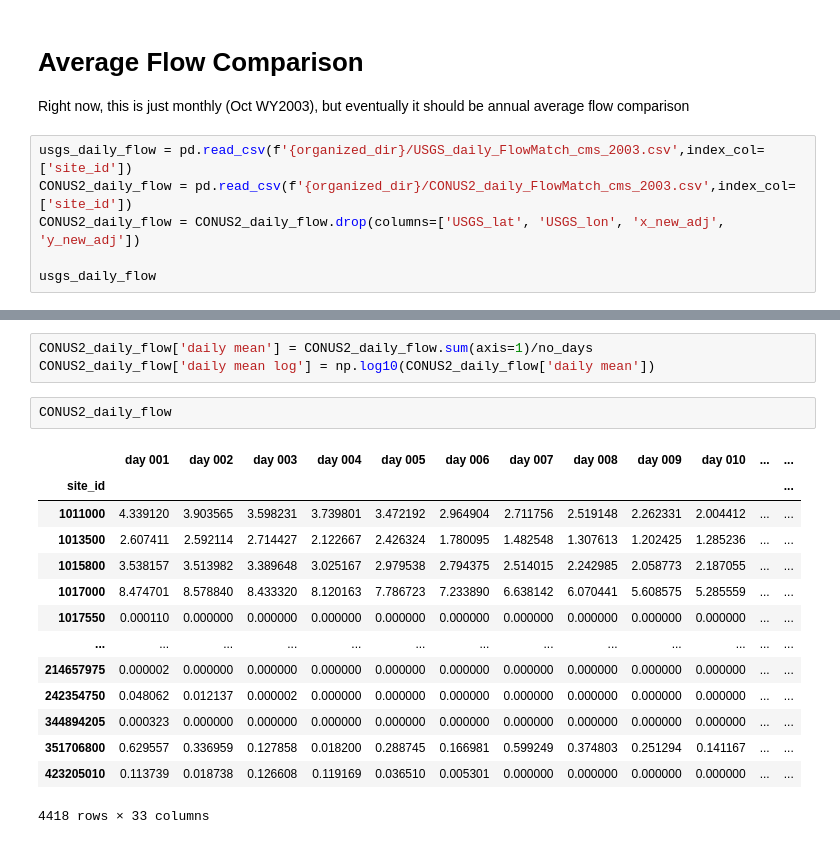
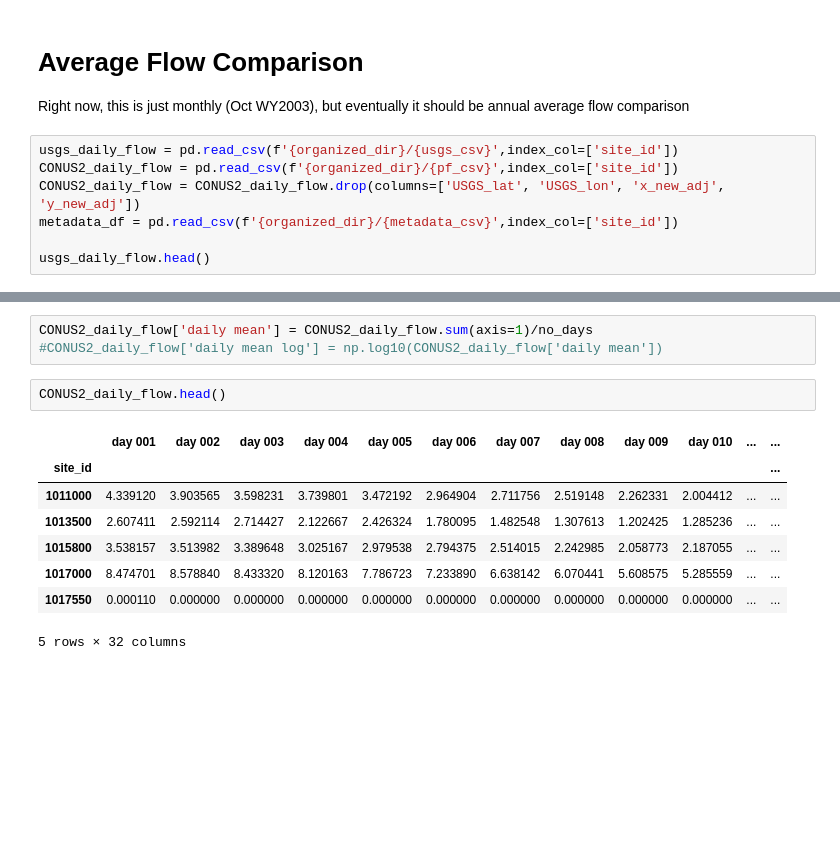
Before and after one commit to danielletijerina/PFCONUS2-analysis, a Jupyter notebook: scripts/Validation_scripts_backup/Streamflow/PF-USGS_flow_plots.ipynb, the cells around one changed output, grey strips where cells are left out. Drawn from its saved outputs; the diff is of its cells as text; blank space fills up the shorter version.

```diff
--- a/scripts/Validation_scripts_backup/Streamflow/PF-USGS_flow_plots.ipynb
+++ b/scripts/Validation_scripts_backup/Streamflow/PF-USGS_flow_plots.ipynb
@@ -40,11 +43,12 @@ plot_dir = '/glade/p/univ/ucsm0002/CONUS2/Validation/Streamflow/Figures'
 # Average Flow Comparison
 Right now, this is just monthly (Oct WY2003), but eventually it should be annual average flow comparison
 # %%
-usgs_daily_flow = pd.read_csv(f'{organized_dir}/USGS_daily_FlowMatch_cms_2003.csv',index_col=['site_id'])
-CONUS2_daily_flow = pd.read_csv(f'{organized_dir}/CONUS2_daily_FlowMatch_cms_2003.csv',index_col=['site_id'])
+usgs_daily_flow = pd.read_csv(f'{organized_dir}/{usgs_csv}',index_col=['site_id'])
+CONUS2_daily_flow = pd.read_csv(f'{organized_dir}/{pf_csv}',index_col=['site_id'])
 CONUS2_daily_flow = CONUS2_daily_flow.drop(columns=['USGS_lat', 'USGS_lon', 'x_new_adj', 'y_new_adj'])
+metadata_df = pd.read_csv(f'{organized_dir}/{metadata_csv}',index_col=['site_id'])
 
-usgs_daily_flow
+usgs_daily_flow.head()
 # %% [output]
 |  | 2002-10-01 | 2002-10-02 | 2002-10-03 | 2002-10-04 | 2002-10-05 | 2002-10-06 | 2002-10-07 | 2002-10-08 | ... |
 | site_id |  |  |  |  |  |  |  |  | ... |
@@ -100,21 +108,15 @@ usgs_daily_flow
 # %%
 CONUS2_daily_flow['daily mean'] = CONUS2_daily_flow.sum(axis=1)/no_days
-CONUS2_daily_flow['daily mean log'] = np.log10(CONUS2_daily_flow['daily mean'])
+#CONUS2_daily_flow['daily mean log'] = np.log10(CONUS2_daily_flow['daily mean'])
 # %%
-CONUS2_daily_flow
+CONUS2_daily_flow.head()
 # %% [output]
 |  | day 001 | day 002 | day 003 | day 004 | day 005 | day 006 | day 007 | day 008 | day 009 | day 010 | ... | ... |
 | site_id |  |  |  |  |  |  |  |  |  |  |  | ... |
 | 1011000 | 4.339120 | 3.903565 | 3.598231 | 3.739801 | 3.472192 | 2.964904 | 2.711756 | 2.519148 | 2.262331 | 2.004412 | ... | ... |
 | 1013500 | 2.607411 | 2.592114 | 2.714427 | 2.122667 | 2.426324 | 1.780095 | 1.482548 | 1.307613 | 1.202425 | 1.285236 | ... | ... |
 | 1015800 | 3.538157 | 3.513982 | 3.389648 | 3.025167 | 2.979538 | 2.794375 | 2.514015 | 2.242985 | 2.058773 | 2.187055 | ... | ... |
 | 1017000 | 8.474701 | 8.578840 | 8.433320 | 8.120163 | 7.786723 | 7.233890 | 6.638142 | 6.070441 | 5.608575 | 5.285559 | ... | ... |
 | 1017550 | 0.000110 | 0.000000 | 0.000000 | 0.000000 | 0.000000 | 0.000000 | 0.000000 | 0.000000 | 0.000000 | 0.000000 | ... | ... |
-| ... | ... | ... | ... | ... | ... | ... | ... | ... | ... | ... | ... | ... |
-| 214657975 | 0.000002 | 0.000000 | 0.000000 | 0.000000 | 0.000000 | 0.000000 | 0.000000 | 0.000000 | 0.000000 | 0.000000 | ... | ... |
-| 242354750 | 0.048062 | 0.012137 | 0.000002 | 0.000000 | 0.000000 | 0.000000 | 0.000000 | 0.000000 | 0.000000 | 0.000000 | ... | ... |
-| 344894205 | 0.000323 | 0.000000 | 0.000000 | 0.000000 | 0.000000 | 0.000000 | 0.000000 | 0.000000 | 0.000000 | 0.000000 | ... | ... |
-| 351706800 | 0.629557 | 0.336959 | 0.127858 | 0.018200 | 0.288745 | 0.166981 | 0.599249 | 0.374803 | 0.251294 | 0.141167 | ... | ... |
-| 423205010 | 0.113739 | 0.018738 | 0.126608 | 0.119169 | 0.036510 | 0.005301 | 0.000000 | 0.000000 | 0.000000 | 0.000000 | ... | ... |
-4418 rows × 33 columns
+5 rows × 32 columns
 # %%
```
Also changed, not shown: parts of 19 cells of this notebook, 4 other files.
